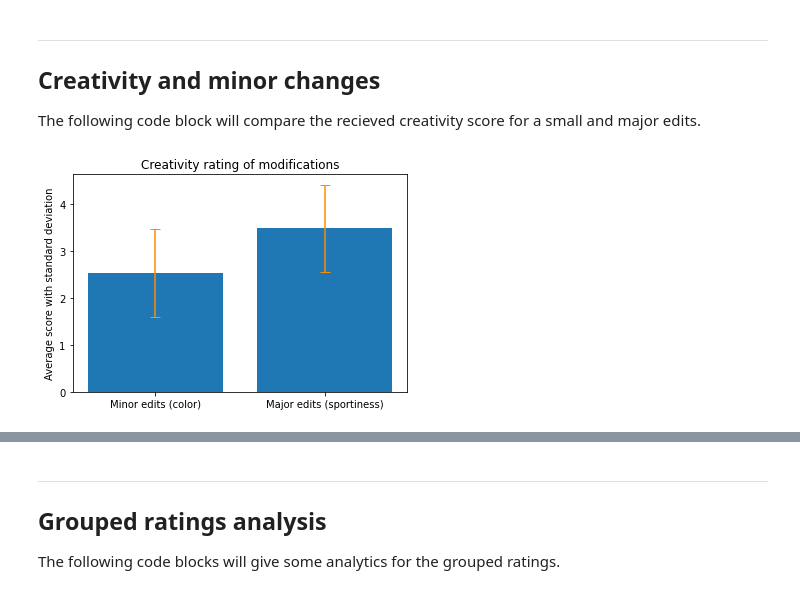
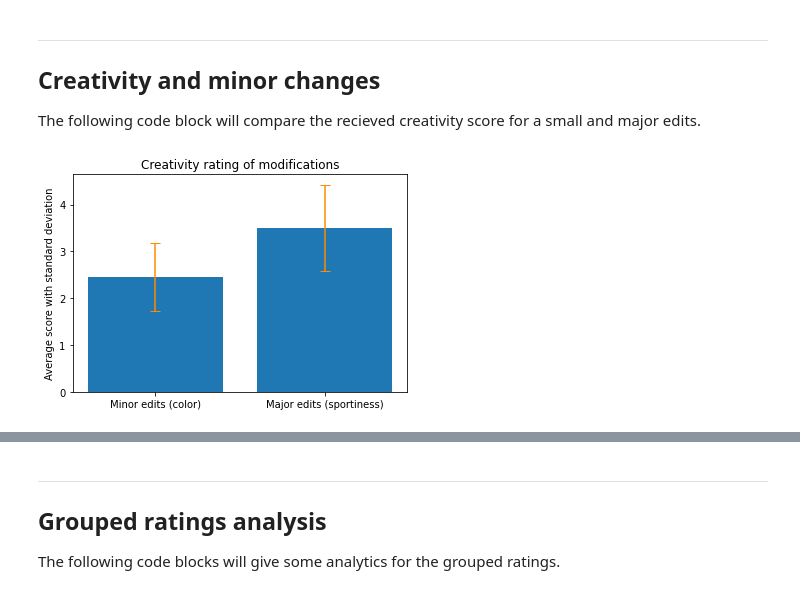
Before and after one commit to pikawika/VUB-CC-Project, a Jupyter notebook: Results/Result_analysis.ipynb, the cells around one changed output, grey strips where cells are left out. Cells and saved outputs as stored; diff of their text form; code cells hidden in the pictures.

```diff
--- a/Results/Result_analysis.ipynb
+++ b/Results/Result_analysis.ipynb
@@ -522,32 +531,32 @@ The following code block will compare the recieved creativity score for a small
 # %%
 # Get image ids
 image_id_minor = images[images.filename == "grouped_1"].image_id.item()
 image_id_major = images[images.filename == "grouped_4"].image_id.item()
 
 # Calculate values
-means = [ratings_grouped[(ratings_grouped.image_id == image_id_minor)].creative.mean(),
-         ratings_grouped[(ratings_grouped.image_id == image_id_major)].creative.mean()]
+means = [ratings_grouped[(ratings_grouped.made_by == "known") & (ratings_grouped.image_id == image_id_minor)].creative.mean(),
+         ratings_grouped[(ratings_grouped.made_by == "known") & (ratings_grouped.image_id == image_id_major)].creative.mean()]
 
-errors = [ratings_grouped[(ratings_grouped.image_id == image_id_minor)].creative.std(),
-          ratings_grouped[(ratings_grouped.image_id == image_id_major)].creative.std()]
+errors = [ratings_grouped[(ratings_grouped.made_by == "known") & (ratings_grouped.image_id == image_id_minor)].creative.std(),
+          ratings_grouped[(ratings_grouped.made_by == "known") & (ratings_grouped.image_id == image_id_major)].creative.std()]
 
 x_ticks = ["Minor edits (color)", "Major edits (sportiness)"]
 
 # Replace NaN with 0 - occurs when certain rating doesn't occur
 means = pd.Series(means).fillna(0).tolist()
 errors = pd.Series(errors).fillna(0).tolist()
 
 x = np.arange(len(means))
 y = means
 
 # plot a histogram with standard deviation
 plt.title("Creativity rating of modifications")
 plt.ylabel('Average score with standard deviation')
 plt.xticks(x, x_ticks)
 
 plt.bar(x, y, yerr=errors, align='center', ecolor='darkorange', capsize=5)
 
 plt.savefig("Graphs/Creativity/creativity_minor_changes", dpi=300, bbox_inches='tight')
 plt.show()
 # %% [output]
-[figure, old version]
+[figure, new version]
```
Also changed, not shown: parts of 8 cells of this notebook, 7 other files.
